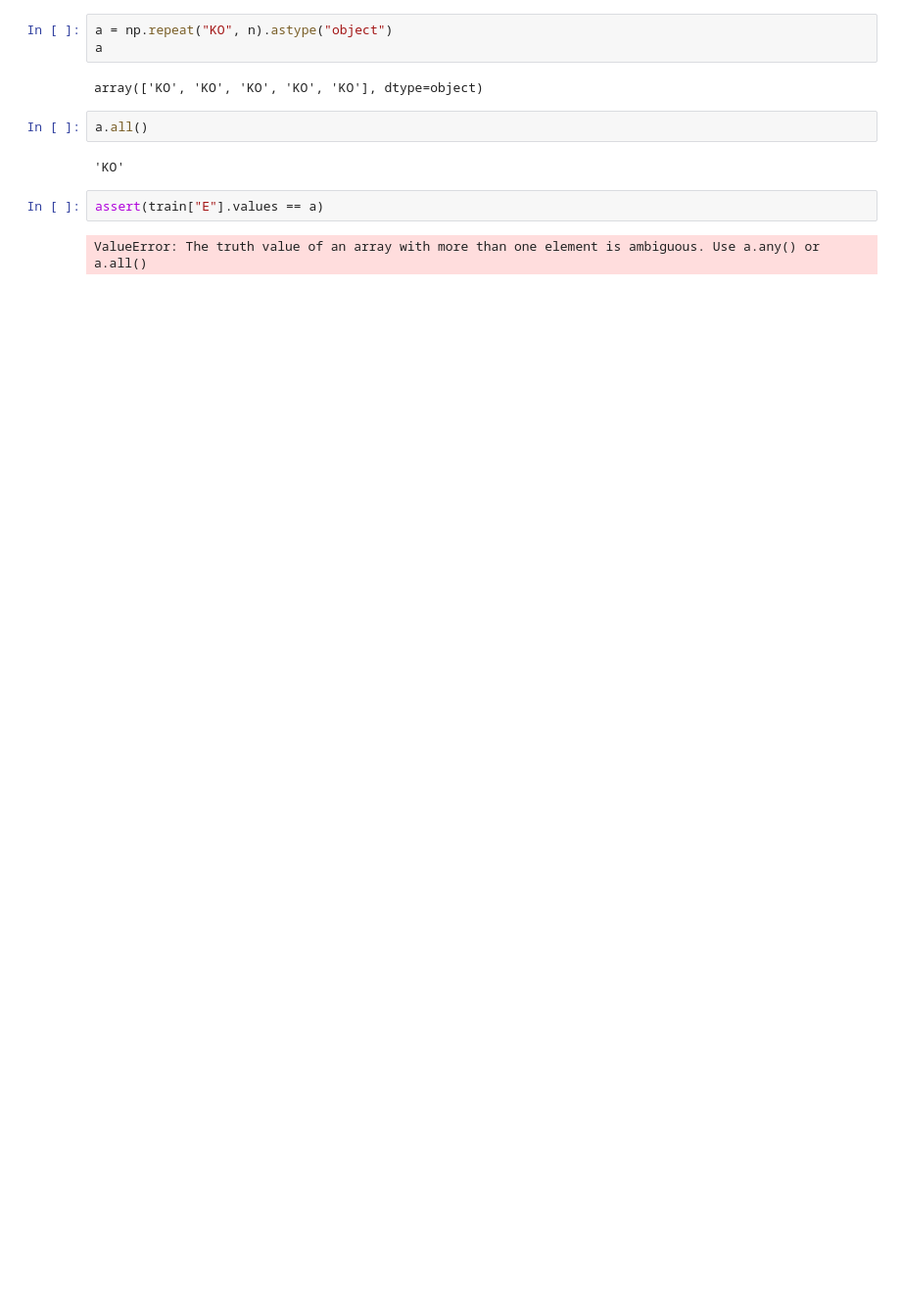
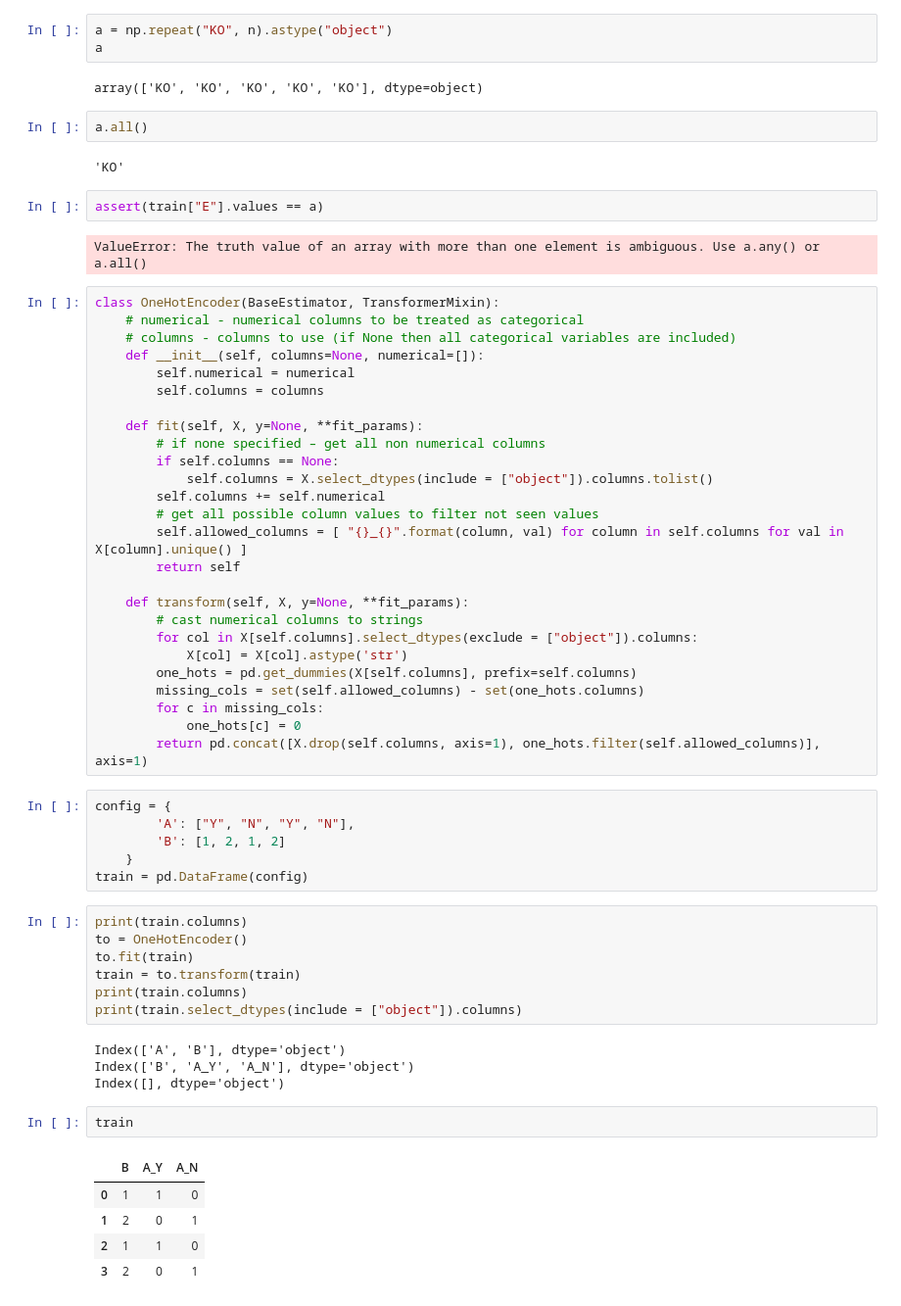
Before and after one commit to jaisenbe58r/MLearner, a Jupyter notebook: mlearner/preprocessing/FeatureDroper.ipynb, the cells around one changed output. Shown: that part at 98% size. Saved outputs shown, nothing was run; the diff lists cells and outputs as text; blank space fills up the shorter version.

Commit message:
OneHotEncoder

```diff
--- a/mlearner/preprocessing/FeatureDroper.ipynb
+++ b/mlearner/preprocessing/FeatureDroper.ipynb
@@ -189,3 +189,54 @@ a.all()
 assert(train["E"].values == a)
 # %% [output]
 ValueError: The truth value of an array with more than one element is ambiguous. Use a.any() or a.all()
+# %%
+class OneHotEncoder(BaseEstimator, TransformerMixin):
+    # numerical - numerical columns to be treated as categorical
+    # columns - columns to use (if None then all categorical variables are included)
+    def __init__(self, columns=None, numerical=[]):
+        self.numerical = numerical
+        self.columns = columns
+
+    def fit(self, X, y=None, **fit_params):
+        # if none specified – get all non numerical columns
+        if self.columns == None:
+            self.columns = X.select_dtypes(include = ["object"]).columns.tolist()
+        self.columns += self.numerical
+        # get all possible column values to filter not seen values
+        self.allowed_columns = [ "{}_{}".format(column, val) for column in self.columns for val in X[column].unique() ]
+        return self
+
+    def transform(self, X, y=None, **fit_params):
+        # cast numerical columns to strings
+        for col in X[self.columns].select_dtypes(exclude = ["object"]).columns:
+            X[col] = X[col].astype('str')
+        one_hots = pd.get_dummies(X[self.columns], prefix=self.columns)
+        missing_cols = set(self.allowed_columns) - set(one_hots.columns)
+        for c in missing_cols:
+            one_hots[c] = 0
+        return pd.concat([X.drop(self.columns, axis=1), one_hots.filter(self.allowed_columns)], axis=1)
+# %%
+config = {
+        'A': ["Y", "N", "Y", "N"],
+        'B': [1, 2, 1, 2]
+    }
+train = pd.DataFrame(config)
+# %%
+print(train.columns)
+to = OneHotEncoder()
+to.fit(train)
+train = to.transform(train)
+print(train.columns)
+print(train.select_dtypes(include = ["object"]).columns)
+# %% [output]
+Index(['A', 'B'], dtype='object')
+Index(['B', 'A_Y', 'A_N'], dtype='object')
+Index([], dtype='object')
+# %%
+train
+# %% [output]
+|  | B | A_Y | A_N |
+| 0 | 1 | 1 | 0 |
+| 1 | 2 | 0 | 1 |
+| 2 | 1 | 1 | 0 |
+| 3 | 2 | 0 | 1 |
```
Also changed, not shown: parts of 9 cells of this notebook, 4 other files.
